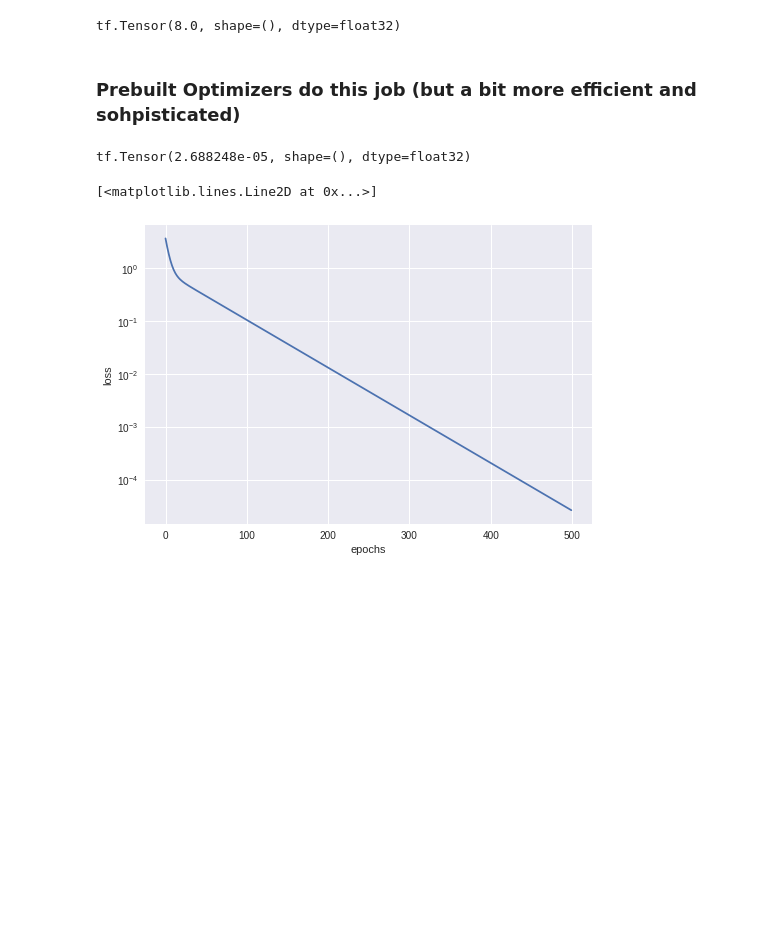
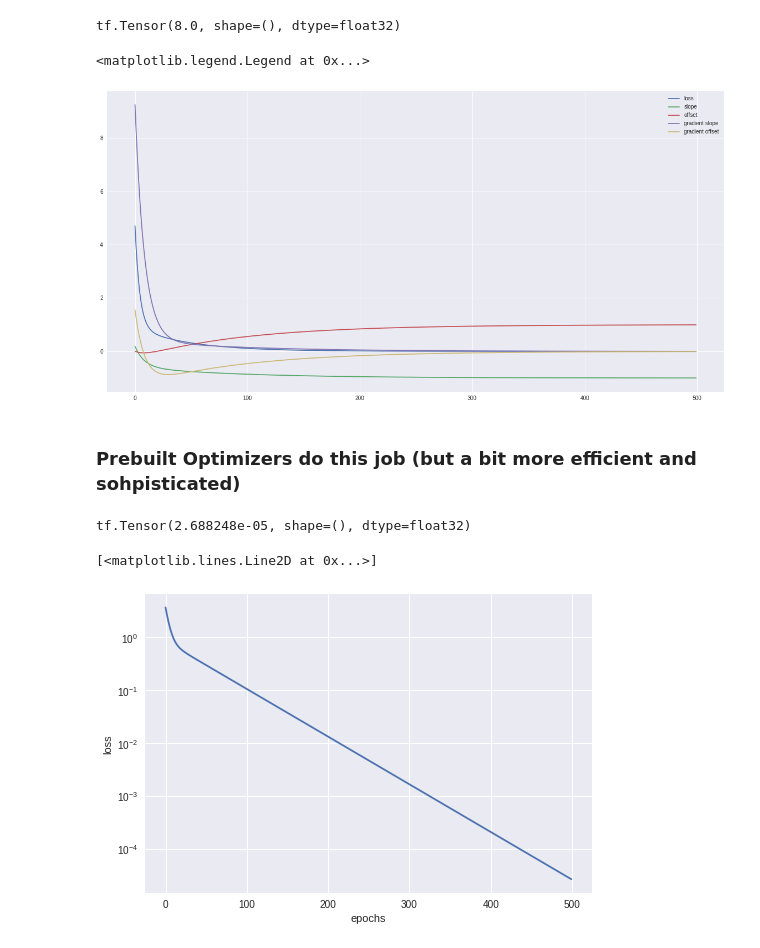
Before and after one commit to DJCordhose/deep-learning-crash-course-notebooks, a Jupyter notebook: tf-v2/tf-low-level.ipynb, the cells around one changed output. Saved outputs shown, nothing was run; the diff lists cells and outputs as text; code cells hidden in the pictures; blank space fills up the shorter version.

```diff
--- a/tf-v2/tf-low-level.ipynb
+++ b/tf-v2/tf-low-level.ipynb
@@ -81,7 +81,7 @@ class LinearLayer(Layer):
 
   def __init__(self, units=1, input_dim=1):
       super(LinearLayer, self).__init__()
-      w_init = tf.random_normal_initializer()
+      w_init = tf.random_normal_initializer(stddev=2)
       self.w = tf.Variable(
           initial_value = w_init(shape=(input_dim, units), dtype='float32'),
           trainable=True)
@@ -187,7 +190,12 @@ tf.Tensor(8.0, shape=(), dtype=float32)
 # %%
 EPOCHS = 500
+learning_rate = 1e-3
 
 losses = []
+weights = []
+biases = []
+weights_gradient = []
+biases_gradient = []
 
 linear_layer = LinearLayer()
 
@@ -201,18 +209,32 @@ for step in range(EPOCHS):
     # Loss value for this batch.
     loss = loss_fn(y_true=tf.squeeze(y_true), y_pred=tf.squeeze(y_pred))
 
-  losses.append(loss)
-  print("Loss:", loss)
-
-  print("Weights:", linear_layer.trainable_weights)
+  losses.append(loss.numpy())
+  weights.append(linear_layer.w.numpy()[0][0])
+  biases.append(linear_layer.b.numpy()[0])
 
   # Get gradients of weights wrt the loss.
   gradients = tape.gradient(loss, linear_layer.trainable_weights)
-  print("Gradients:", gradients)
+  weights_gradient.append(gradients[0].numpy()[0][0])
+  biases_gradient.append(gradients[1].numpy()[0])
+
+  linear_layer.w.assign_sub(learning_rate)
+  linear_layer.w -= learning_rate *
 
 
   # Update the weights of our linear layer.
-  optimizer.apply_gradients(zip(gradients, linear_layer.trainable_weights))
+#   optimizer.apply_gradients(zip(gradients, linear_layer.trainable_weights))
+# %%
+plt.figure(figsize=(20, 10))
+plt.plot(losses)
+plt.plot(weights)
+plt.plot(biases)
+plt.plot(weights_gradient)
+plt.plot(biases_gradient)
+plt.legend(['loss', 'slope', 'offset', 'gradient slope', 'gradient offset'])
+# %% [output]
+<matplotlib.legend.Legend at 0x...>
+[figure, added]
 # %% [markdown]
 ### Prebuilt Optimizers do this job (but a bit more efficient and sohpisticated)
 # %%
```
Also changed, not shown: parts of 2 cells of this notebook.
